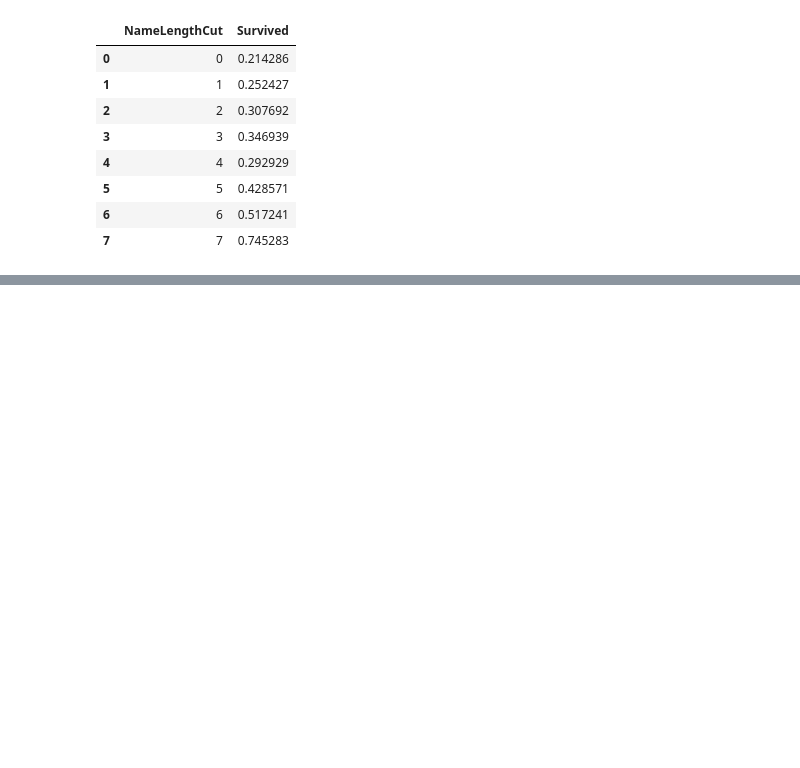
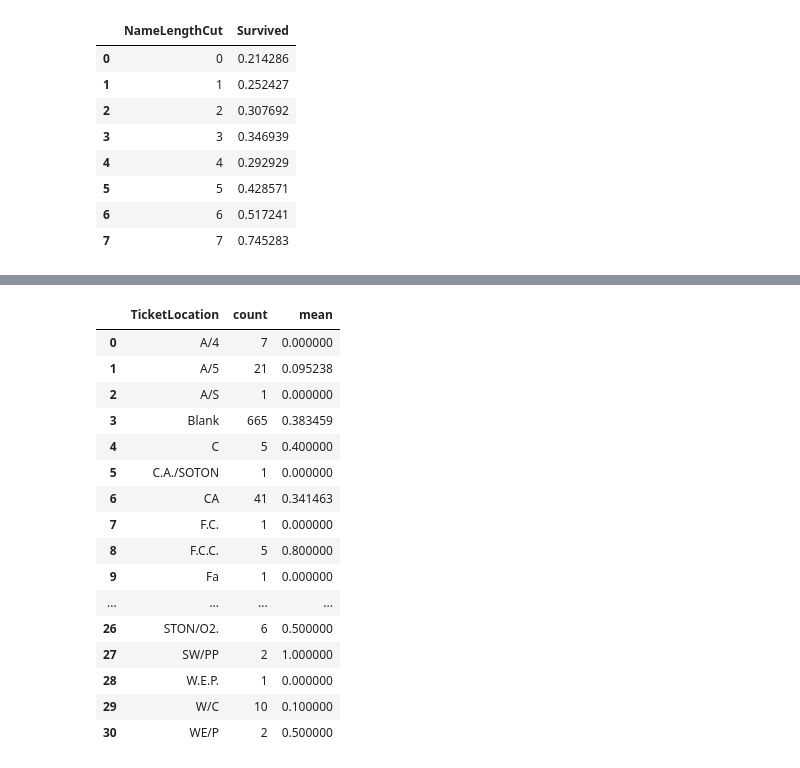
Before and after one commit to raviit244/Kaggle-Titanic, a Jupyter notebook: titanic_pred.ipynb, the cells around one changed output, grey strips where cells are left out. Cells and saved outputs as stored; diff of their text form; code cells hidden in the pictures; blank space fills up the shorter version.

```diff
--- a/titanic_pred.ipynb
+++ b/titanic_pred.ipynb
@@ -348,4 +348,7 @@ train_df.head()
 | 2 | 3 | 1 | 3 | Heikkinen, Miss. Laina | female | 26.0 | 0 | 0 | STON/O2. 3101282 | 7.9250 | ... |
 | 3 | 4 | 1 | 1 | Futrelle, Mrs. Jacques Heath (Lil... | female | 35.0 | 1 | 0 | 113803 | 53.1000 | ... |
 | 4 | 5 | 0 | 3 | Allen, Mr. William Henry | male | 35.0 | 0 | 0 | 373450 | 8.0500 | ... |
+# %%
+train_df['TicketNumber'] = train_df['Ticket'].apply(lambda x: x.split()[-1].strip())
+test_df['TicketNumber'] = test_df['Ticket'].apply(lambda x: x.split()[-1].strip())
 # %%
@@ -367,0 +396,3 @@ dtype: object
+# %%
+train_df['TicketNumberCounts'] = train_df.groupby('TicketNumber')['TicketNumber'].transform('count')
+test_df['TicketNumberCounts'] = test_df.groupby('TicketNumber')['TicketNumber'].transform('count')
@@ -367,0 +410,3 @@ dtype: object
+# %%
+train_df['TicketLocation'] = np.where(train_df['Ticket'].str.split(pat=" ", expand=True)[1].notna(), train_df['Ticket'].str.split(pat=" ", expand=True)[0].apply(lambda x: x.strip()), 'Blank')
+test_df['TicketLocation'] = np.where(test_df['Ticket'].str.split(pat=" ", expand=True)[1].notna(), test_df['Ticket'].str.split(pat=" ", expand=True)[0].apply(lambda x: x.strip()), 'Blank')
@@ -367,0 +435,52 @@ dtype: object
+# %%
+train_df['TicketLocation'] = train_df['TicketLocation'].replace({
+    'SOTON/O.Q.':'SOTON/OQ',
+    'C.A.':'CA',
+    'CA.':'CA',
+    'SC/PARIS':'SC/Paris',
+    'S.C./PARIS':'SC/Paris',
+    'A/4.':'A/4',
+    'A4.': 'A/4',
+    'A/5.':'A/5',
+    'A.5.':'A/5',
+    'A./5.':'A/5',
+    'W./C.':'W/C',
+    'S.W./PP': 'SW/PP',
+    'W.E.P': 'WE/P'
+})
+
+test_df['TicketLocation'] = test_df['TicketLocation'].replace({
+    'SOTON/O.Q.':'SOTON/OQ',
+    'C.A.':'CA',
+    'CA.':'CA',
+    'SC/PARIS':'SC/Paris',
+    'S.C./PARIS':'SC/Paris',
+    'A/4.':'A/4',
+    'A4.': 'A/4',
+    'A/5.':'A/5',
+    'A.5.':'A/5',
+    'A./5.':'A/5',
+    'W./C.':'W/C',
+    'S.W./PP': 'SW/PP',
+    'W.E.P': 'WE/P'
+})
+# %%
+train_df.groupby(['TicketLocation'], as_index=False)['Survived'].agg(['count', 'mean'])
+# %% [output]
+|  | TicketLocation | count | mean |
+| 0 | A/4 | 7 | 0.000000 |
+| 1 | A/5 | 21 | 0.095238 |
+| 2 | A/S | 1 | 0.000000 |
+| 3 | Blank | 665 | 0.383459 |
+| 4 | C | 5 | 0.400000 |
+| 5 | C.A./SOTON | 1 | 0.000000 |
+| 6 | CA | 41 | 0.341463 |
+| 7 | F.C. | 1 | 0.000000 |
+| 8 | F.C.C. | 5 | 0.800000 |
+| 9 | Fa | 1 | 0.000000 |
+| ... | ... | ... | ... |
+| 26 | STON/O2. | 6 | 0.500000 |
+| 27 | SW/PP | 2 | 1.000000 |
+| 28 | W.E.P. | 1 | 0.000000 |
+| 29 | W/C | 10 | 0.100000 |
+| 30 | WE/P | 2 | 0.500000 |
```
Also changed, not shown: parts of 17 cells of this notebook.
